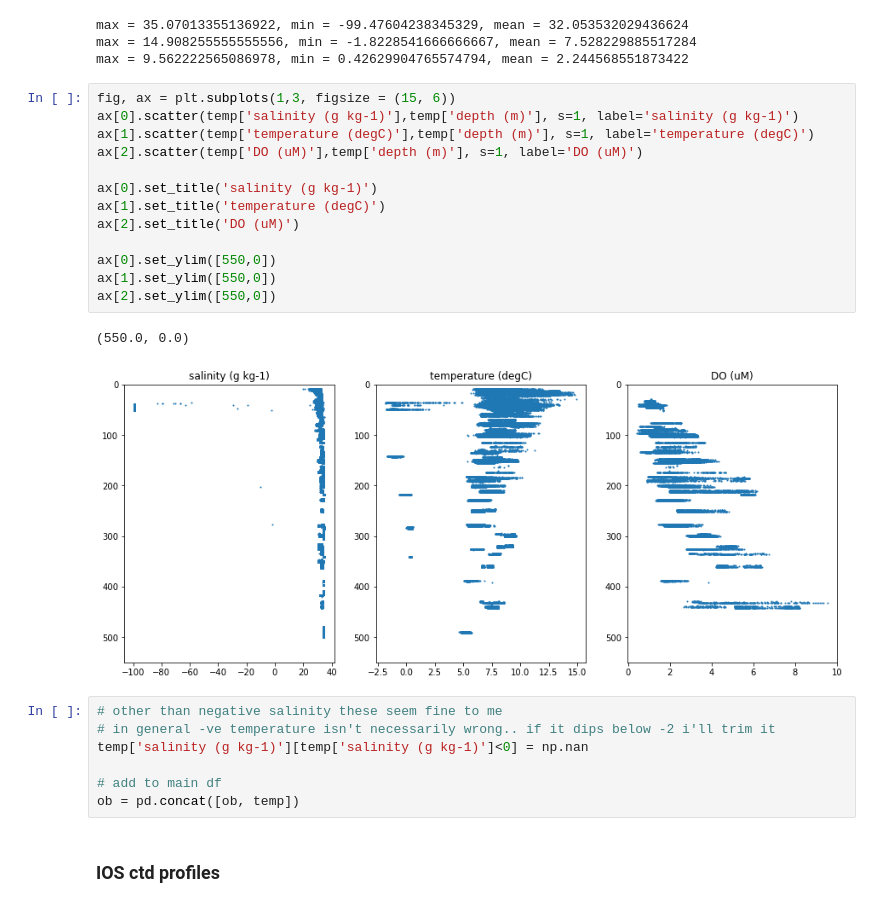
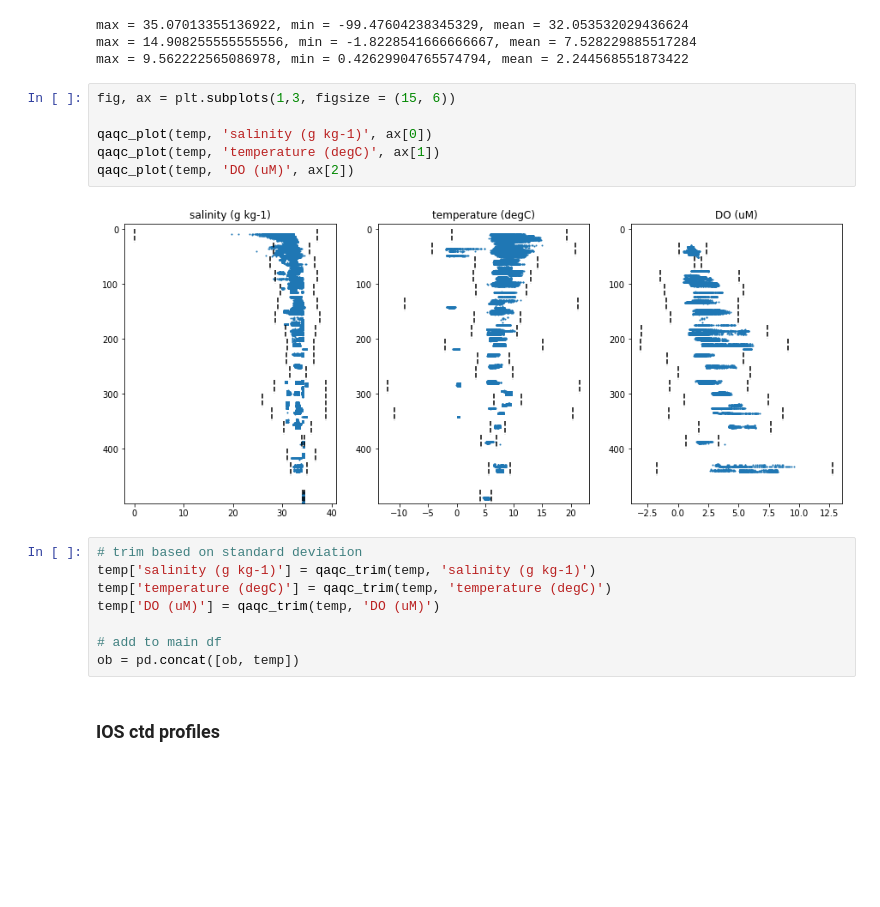
Before and after one commit to UBC-MOAD/analysis-becca, a Jupyter notebook: LiveOcean/tracers/myobs.ipynb, the cells around one changed output. Cells and saved outputs as stored; diff of their text form; blank space fills up the shorter version.

```diff
--- a/LiveOcean/tracers/myobs.ipynb
+++ b/LiveOcean/tracers/myobs.ipynb
@@ -109,29 +190,22 @@ print('max = %s, min = %s, mean = %s' % (np.max(temp['DO (uM)']),np.min(temp['DO
 max = 35.07013355136922, min = -99.47604238345329, mean = 32.053532029436624
 max = 14.908255555555556, min = -1.8228541666666667, mean = 7.528229885517284
 max = 9.562222565086978, min = 0.42629904765574794, mean = 2.244568551873422
-# %%
-fig, ax = plt.subplots(1,3, figsize = (15, 6))
-ax[0].scatter(temp['salinity (g kg-1)'],temp['depth (m)'], s=1, label='salinity (g kg-1)')
-ax[1].scatter(temp['temperature (degC)'],temp['depth (m)'], s=1, label='temperature (degC)')
-ax[2].scatter(temp['DO (uM)'],temp['depth (m)'], s=1, label='DO (uM)')
-
-ax[0].set_title('salinity (g kg-1)')
-ax[1].set_title('temperature (degC)')
-ax[2].set_title('DO (uM)')
-
-ax[0].set_ylim([550,0])
-ax[1].set_ylim([550,0])
-ax[2].set_ylim([550,0])
-# %% [output]
-(550.0, 0.0)
-[figure, removed]
-# %%
-# other than negative salinity these seem fine to me
-# in general -ve temperature isn't necessarily wrong.. if it dips below -2 i'll trim it
-temp['salinity (g kg-1)'][temp['salinity (g kg-1)']<0] = np.nan
-
-# add to main df
-ob = pd.concat([ob, temp])
+# %%
+fig, ax = plt.subplots(1,3, figsize = (15, 6))
+
+qaqc_plot(temp, 'salinity (g kg-1)', ax[0])
+qaqc_plot(temp, 'temperature (degC)', ax[1])
+qaqc_plot(temp, 'DO (uM)', ax[2])
+# %% [output]
+[figure, added]
+# %%
+# trim based on standard deviation
+temp['salinity (g kg-1)'] = qaqc_trim(temp, 'salinity (g kg-1)')
+temp['temperature (degC)'] = qaqc_trim(temp, 'temperature (degC)')
+temp['DO (uM)'] = qaqc_trim(temp, 'DO (uM)')
+
+# add to main df
+ob = pd.concat([ob, temp])
 # %% [markdown]
 ### IOS ctd profiles
 # %%
```
Also changed, not shown: parts of 64 cells of this notebook.
